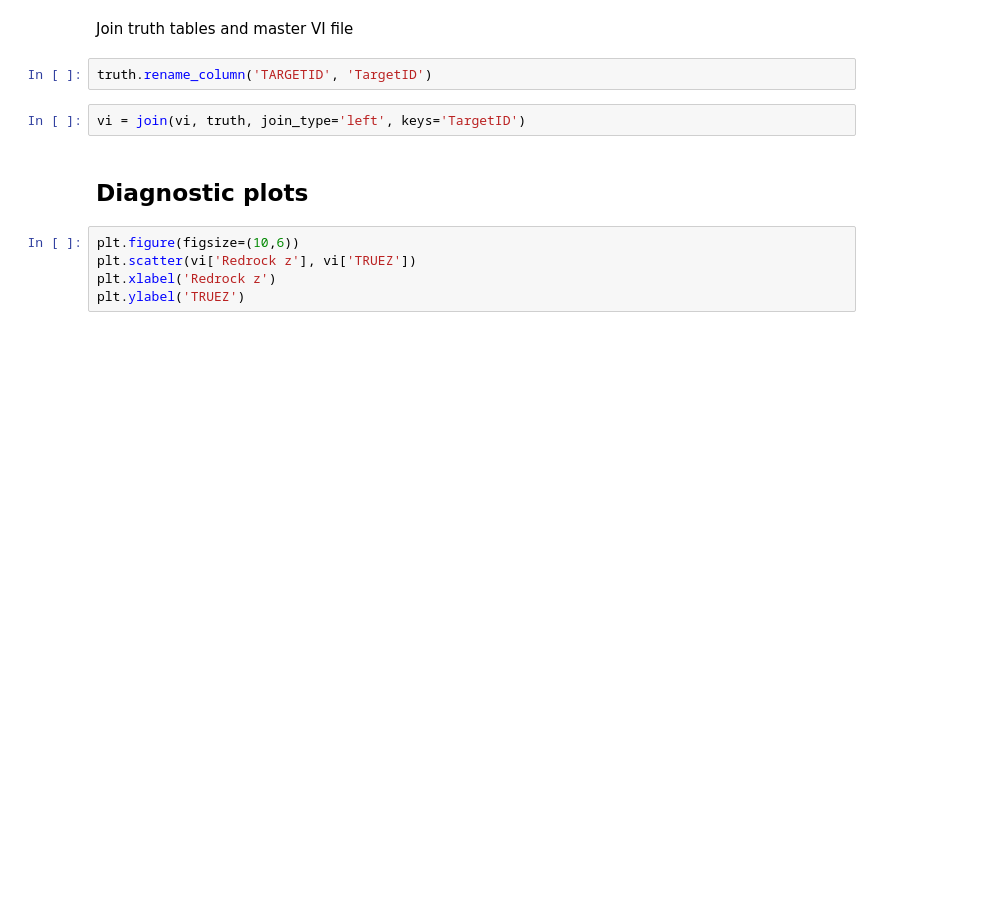
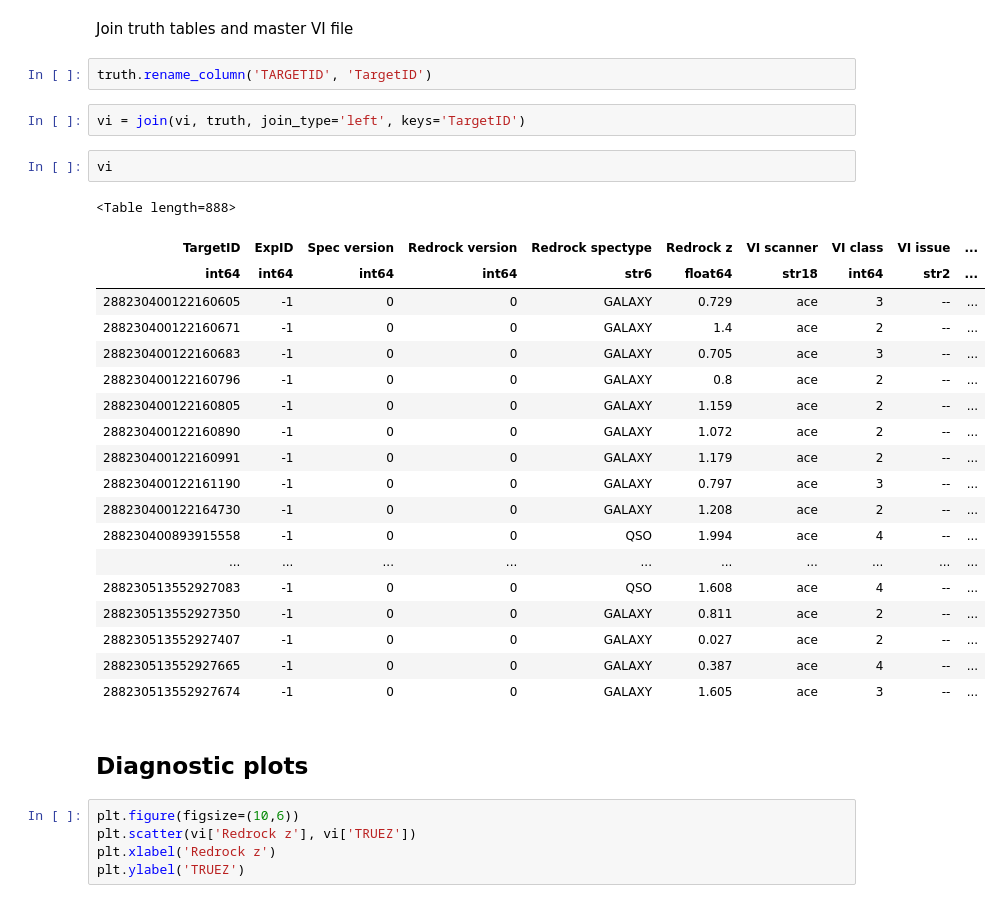
Before and after one commit to michaelJwilson/DESI_SV, a Jupyter notebook: VI_truth.ipynb, the cells around one changed output. Cells and saved outputs as stored; diff of their text form; blank space fills up the shorter version.

```diff
--- a/VI_truth.ipynb
+++ b/VI_truth.ipynb
@@ -18,6 +18,28 @@ Join truth tables and master VI file
 truth.rename_column('TARGETID', 'TargetID')
 # %%
 vi = join(vi, truth, join_type='left', keys='TargetID')
+# %%
+vi
+# %% [output]
+<Table length=888>
+| TargetID | ExpID | Spec version | Redrock version | Redrock spectype | Redrock z | VI scanner | VI class | VI issue | ... |
+| int64 | int64 | int64 | int64 | str6 | float64 | str18 | int64 | str2 | ... |
+| 288230400122160605 | -1 | 0 | 0 | GALAXY | 0.729 | ace | 3 | -- | ... |
+| 288230400122160671 | -1 | 0 | 0 | GALAXY | 1.4 | ace | 2 | -- | ... |
+| 288230400122160683 | -1 | 0 | 0 | GALAXY | 0.705 | ace | 3 | -- | ... |
+| 288230400122160796 | -1 | 0 | 0 | GALAXY | 0.8 | ace | 2 | -- | ... |
+| 288230400122160805 | -1 | 0 | 0 | GALAXY | 1.159 | ace | 2 | -- | ... |
+| 288230400122160890 | -1 | 0 | 0 | GALAXY | 1.072 | ace | 2 | -- | ... |
+| 288230400122160991 | -1 | 0 | 0 | GALAXY | 1.179 | ace | 2 | -- | ... |
+| 288230400122161190 | -1 | 0 | 0 | GALAXY | 0.797 | ace | 3 | -- | ... |
+| 288230400122164730 | -1 | 0 | 0 | GALAXY | 1.208 | ace | 2 | -- | ... |
+| 288230400893915558 | -1 | 0 | 0 | QSO | 1.994 | ace | 4 | -- | ... |
+| ... | ... | ... | ... | ... | ... | ... | ... | ... | ... |
+| 288230513552927083 | -1 | 0 | 0 | QSO | 1.608 | ace | 4 | -- | ... |
+| 288230513552927350 | -1 | 0 | 0 | GALAXY | 0.811 | ace | 2 | -- | ... |
+| 288230513552927407 | -1 | 0 | 0 | GALAXY | 0.027 | ace | 2 | -- | ... |
+| 288230513552927665 | -1 | 0 | 0 | GALAXY | 0.387 | ace | 4 | -- | ... |
+| 288230513552927674 | -1 | 0 | 0 | GALAXY | 1.605 | ace | 3 | -- | ... |
 # %% [markdown]
 ## Diagnostic plots
 # %%
```
